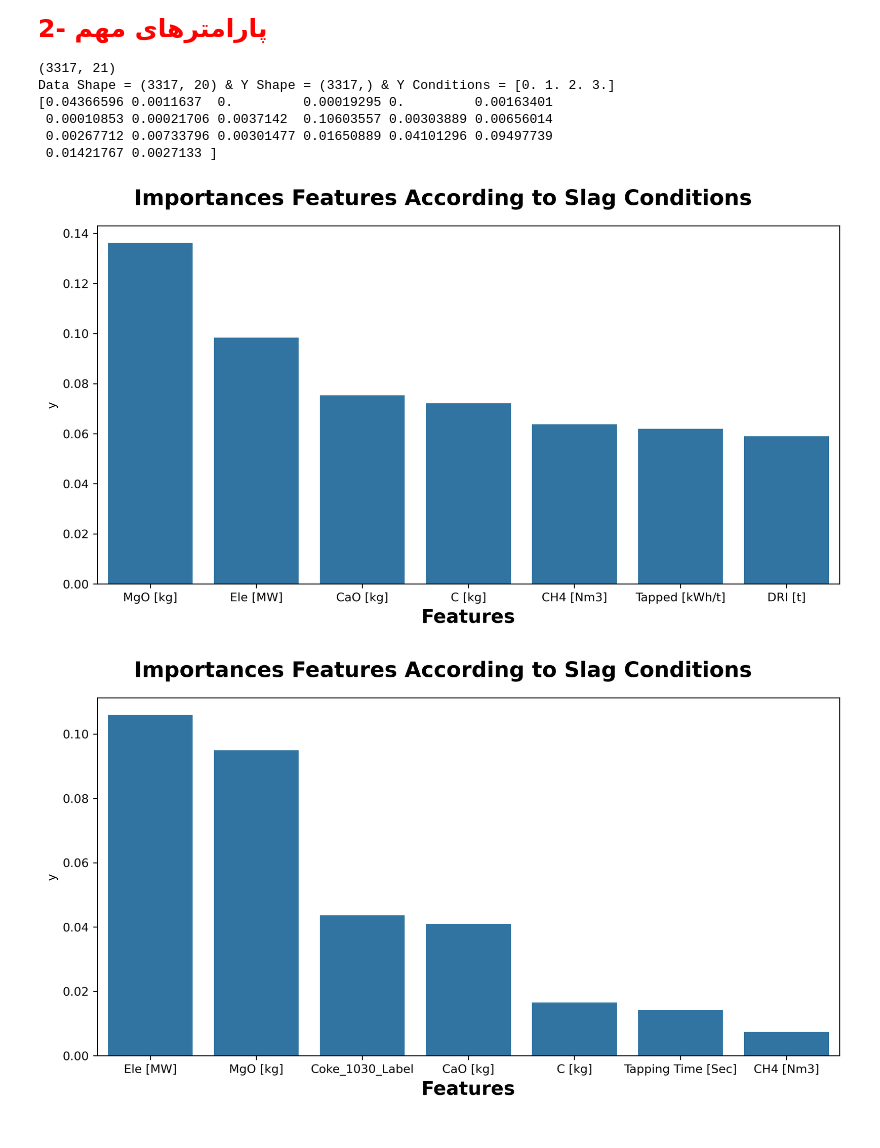
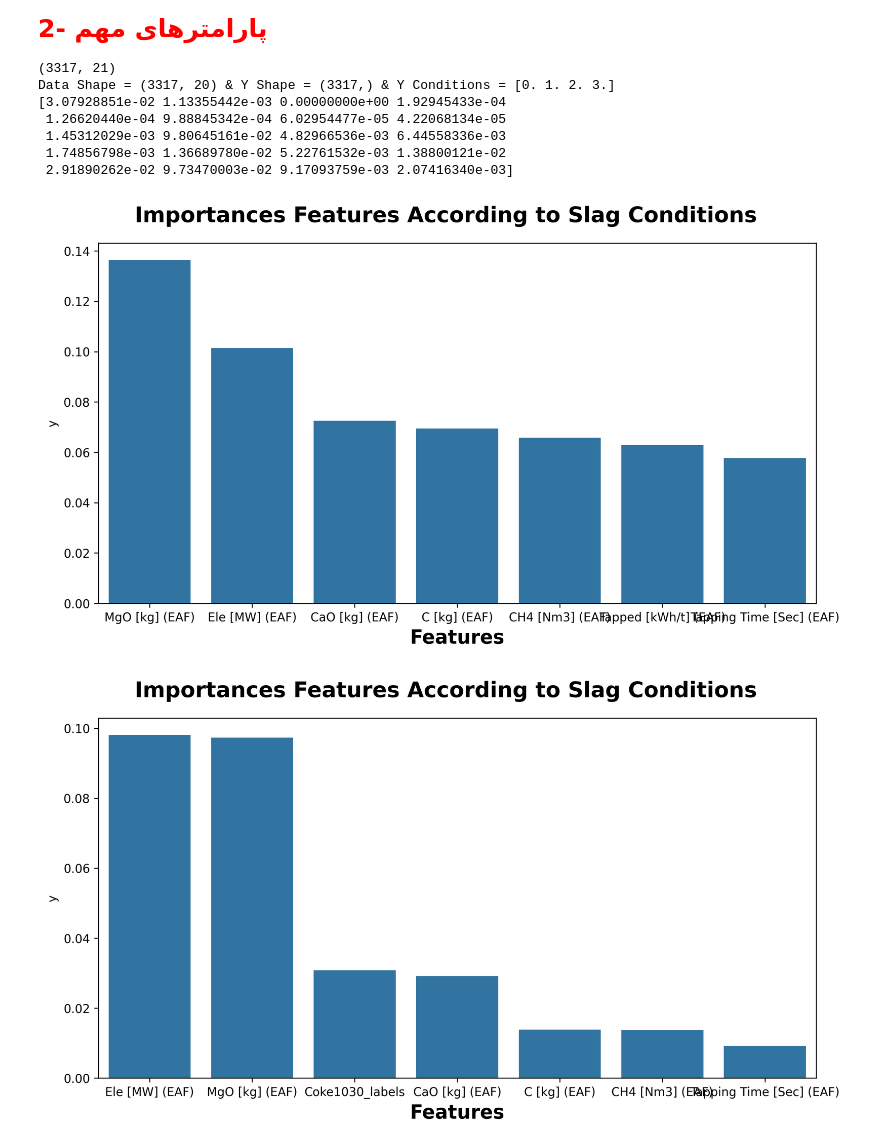
Before and after one commit to heidaralavi/EAF-Data-Analysis, a Jupyter notebook: code/3-Importances_features_eaf.ipynb, the cells around one changed output. Cells and saved outputs as stored; diff of their text form; code cells hidden in the pictures.

```diff
--- a/code/3-Importances_features_eaf.ipynb
+++ b/code/3-Importances_features_eaf.ipynb
@@ -29,12 +29,12 @@ working_dir ='..'  # Use on Jupyter Notebook
 </div>
 # %%
 df = pd.read_csv(f"{working_dir}/data/label_encoded_eaf.csv")
-df.drop(labels=['Delays','EAF_DRI','Chemical [MWh]'] ,axis=1,inplace=True)
+df.drop(labels=['Delays (EAF)','EAF_DRI (EAF)','Chemical [MWh] (EAF)'] ,axis=1,inplace=True)
 df.set_index(keys='Heat', inplace=True ,drop=True)
 print(df.shape)
-X_features = df.columns.drop(['Slag_Label']).to_list()
+X_features = df.columns.drop(['Slag_labels']).to_list()
 x = df[X_features].values
-y = df['Slag_Label'].values
+y = df['Slag_labels'].values
 print(f'Data Shape = {x.shape} & Y Shape = {y.shape} & Y Conditions = {np.unique(y)}')
 #----------------Scaling Data-----------------------
 scaler = MinMaxScaler()
@@ -62,36 +62,37 @@ ax1.set_xlabel('Features', fontsize=16,fontweight='bold')
 #ax1.xaxis.set_major_locator(ticker.MultipleLocator(0.01))
 cmap = sns.color_palette("deep", as_cmap=True)
 sns.barplot(
     data=imp_df,
     x=imp_df.index,
     y='y',
     ax=ax1,
     )
 fig.tight_layout()
 #plt.savefig(f'{working_dir}/fig/C5000 Amp VS O2 purity.jpg')
 plt.show()
 #--------------------PLOT--------------
 fig = plt.figure(figsize=(9.6,5.4),dpi=300)
 fig.suptitle('Importances Features According to Slag Conditions', fontsize=18,fontweight='bold')
 ax1 = fig.subplots(1,1)
 ax1.set_xlabel('Features', fontsize=16,fontweight='bold')
 #ax1.xaxis.set_major_locator(ticker.MultipleLocator(0.01))
 cmap = sns.color_palette("deep", as_cmap=True)
 sns.barplot(
     data=imp_permotation_df,
     x=imp_permotation_df.index,
     y='y',
     ax=ax1,
     )
 fig.tight_layout()
 #plt.savefig(f'{working_dir}/fig/C5000 Amp VS O2 purity.jpg')
 plt.show()
 # %% [output]
 (3317, 21)
 Data Shape = (3317, 20) & Y Shape = (3317,) & Y Conditions = [0. 1. 2. 3.]
-[0.04366596 0.0011637  0.         0.00019295 0.         0.00163401
- 0.00010853 0.00021706 0.0037142  0.10603557 0.00303889 0.00656014
- 0.00267712 0.00733796 0.00301477 0.01650889 0.04101296 0.09497739
- 0.01421767 0.0027133 ]
+[3.07928851e-02 1.13355442e-03 0.00000000e+00 1.92945433e-04
+ 1.26620440e-04 9.88845342e-04 6.02954477e-05 4.22068134e-05
+ 1.45312029e-03 9.80645161e-02 4.82966536e-03 6.44558336e-03
+ 1.74856798e-03 1.36689780e-02 5.22761532e-03 1.38800121e-02
+ 2.91890262e-02 9.73470003e-02 9.17093759e-03 2.07416340e-03]
-[figure, old version]
+[figure, new version]
-[figure, old version]
+[figure, new version]
```
Also changed, not shown: 25 other files.
